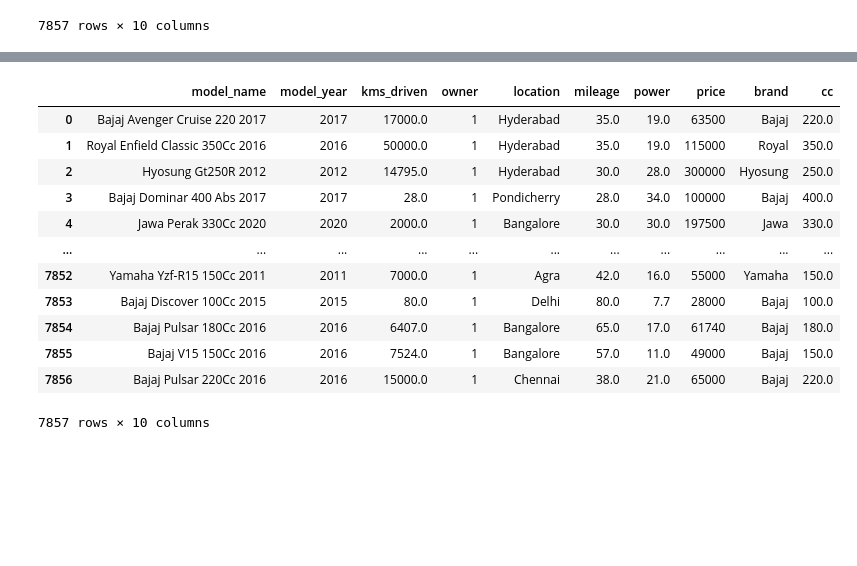
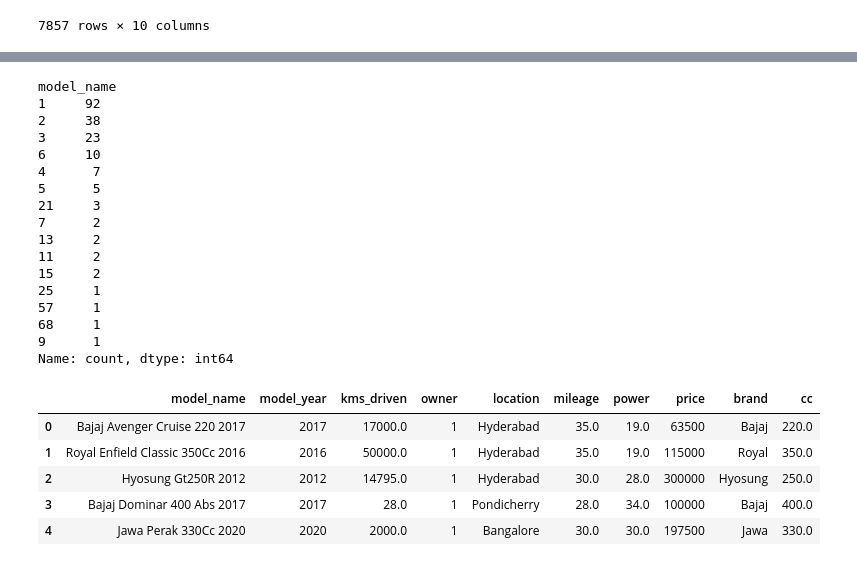
Before and after one commit to sushantkas/Pr-2-used-bikes, a Jupyter notebook: ML_Model.ipynb, the cells around one changed output, grey strips where cells are left out. Cells and saved outputs as stored; diff of their text form; code cells hidden in the pictures; blank space fills up the shorter version.

```diff
--- a/ML_Model.ipynb
+++ b/ML_Model.ipynb
@@ -41,19 +67,32 @@ bikes=preprocessing_d.BikePreprocess(bikes).preprocess_dataset()
+# %%
+filtered_bikes_trans["model_name"].value_counts()
+# %% [output]
+model_name
+1     92
+2     38
+3     23
+6     10
+4      7
+5      5
+21     3
+7      2
+13     2
+11     2
+15     2
+25     1
+57     1
+68     1
+9      1
+Name: count, dtype: int64
 # %%
-bikes
+bikes.head()
 # %% [output]
 |  | model_name | model_year | kms_driven | owner | location | mileage | power | price | brand | cc |
 | 0 | Bajaj Avenger Cruise 220 2017 | 2017 | 17000.0 | 1 | Hyderabad | 35.0 | 19.0 | 63500 | Bajaj | 220.0 |
 | 1 | Royal Enfield Classic 350Cc 2016 | 2016 | 50000.0 | 1 | Hyderabad | 35.0 | 19.0 | 115000 | Royal | 350.0 |
 | 2 | Hyosung Gt250R 2012 | 2012 | 14795.0 | 1 | Hyderabad | 30.0 | 28.0 | 300000 | Hyosung | 250.0 |
 | 3 | Bajaj Dominar 400 Abs 2017 | 2017 | 28.0 | 1 | Pondicherry | 28.0 | 34.0 | 100000 | Bajaj | 400.0 |
 | 4 | Jawa Perak 330Cc 2020 | 2020 | 2000.0 | 1 | Bangalore | 30.0 | 30.0 | 197500 | Jawa | 330.0 |
-| ... | ... | ... | ... | ... | ... | ... | ... | ... | ... | ... |
-| 7852 | Yamaha Yzf-R15 150Cc 2011 | 2011 | 7000.0 | 1 | Agra | 42.0 | 16.0 | 55000 | Yamaha | 150.0 |
-| 7853 | Bajaj Discover 100Cc 2015 | 2015 | 80.0 | 1 | Delhi | 80.0 | 7.7 | 28000 | Bajaj | 100.0 |
-| 7854 | Bajaj Pulsar 180Cc 2016 | 2016 | 6407.0 | 1 | Bangalore | 65.0 | 17.0 | 61740 | Bajaj | 180.0 |
-| 7855 | Bajaj V15 150Cc 2016 | 2016 | 7524.0 | 1 | Bangalore | 57.0 | 11.0 | 49000 | Bajaj | 150.0 |
-| 7856 | Bajaj Pulsar 220Cc 2016 | 2016 | 15000.0 | 1 | Chennai | 38.0 | 21.0 | 65000 | Bajaj | 220.0 |
-7857 rows × 10 columns
 # %%
 location_encoder_freq=bikes['location'].value_counts()
 model_name_encoder_freq=bikes['model_name'].value_counts()
```
Also changed, not shown: parts of 23 cells of this notebook, 3 other files.
